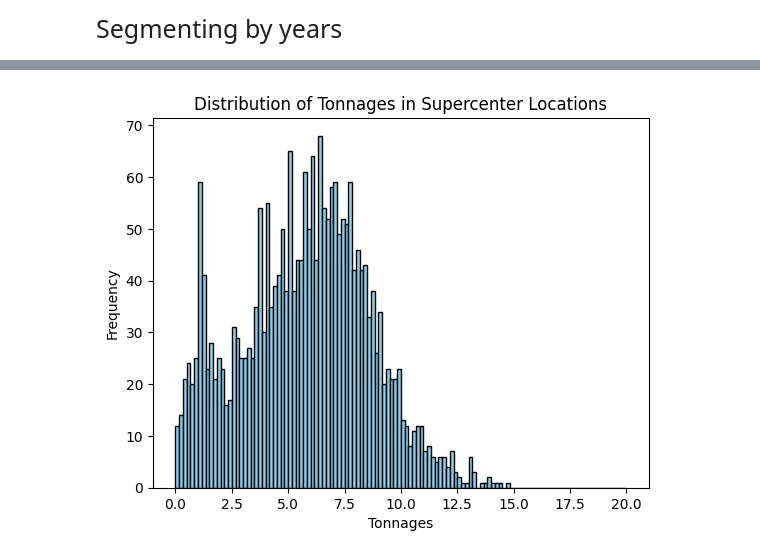
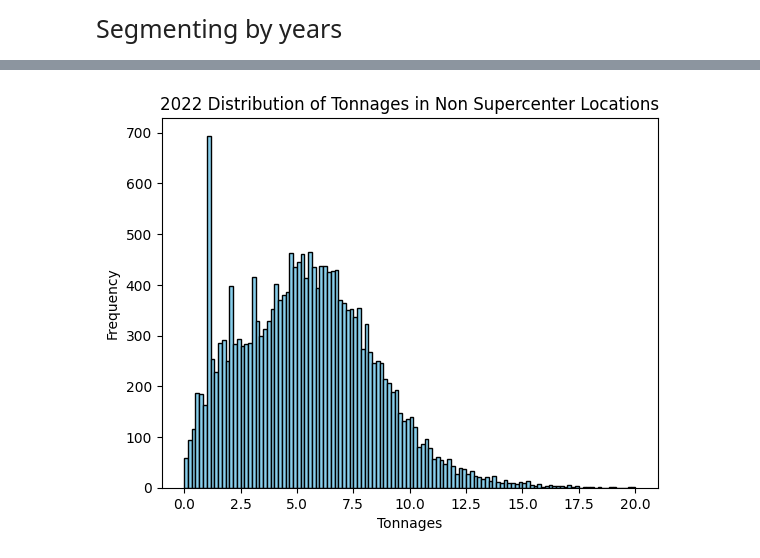
Before and after one commit to jli615/dtxwalmart, a Jupyter notebook: splitting.ipynb, the cells around one changed output, grey strips where cells are left out. Saved outputs shown, nothing was run; the diff lists cells and outputs as text; code cells hidden in the pictures.

```diff
--- a/splitting.ipynb
+++ b/splitting.ipynb
@@ -293,8 +291,8 @@ plt.show()
 # %%
-plt.hist(supercenter_24['Tonnage'], bins=120, range=(0, 20), color='skyblue', edgecolor='black')
+plt.hist(non_supercenter_22['Tonnage'], bins=120, range=(0, 20), color='skyblue', edgecolor='black')
 plt.xlabel('Tonnages')
 plt.ylabel('Frequency')
-plt.title('Distribution of Tonnages in Supercenter Locations')
+plt.title('2022 Distribution of Tonnages in Non Supercenter Locations')
 plt.show()
 # %% [output]
-[figure, old version]
+[figure, new version]
```
Also changed, not shown: parts of 21 cells of this notebook.
